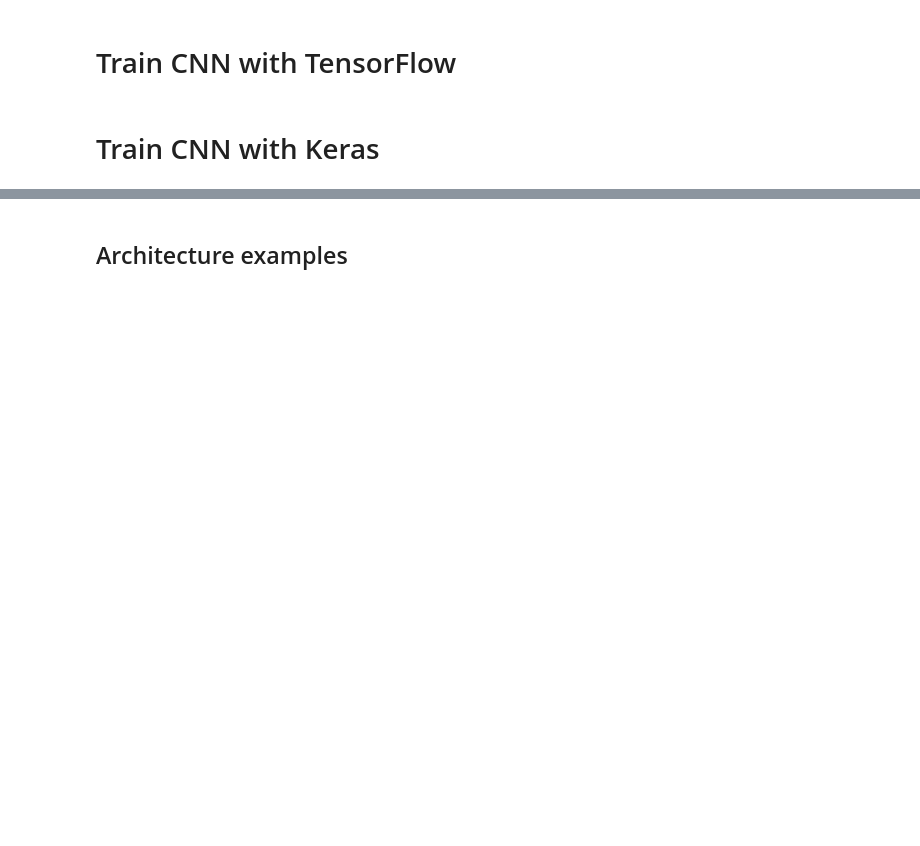
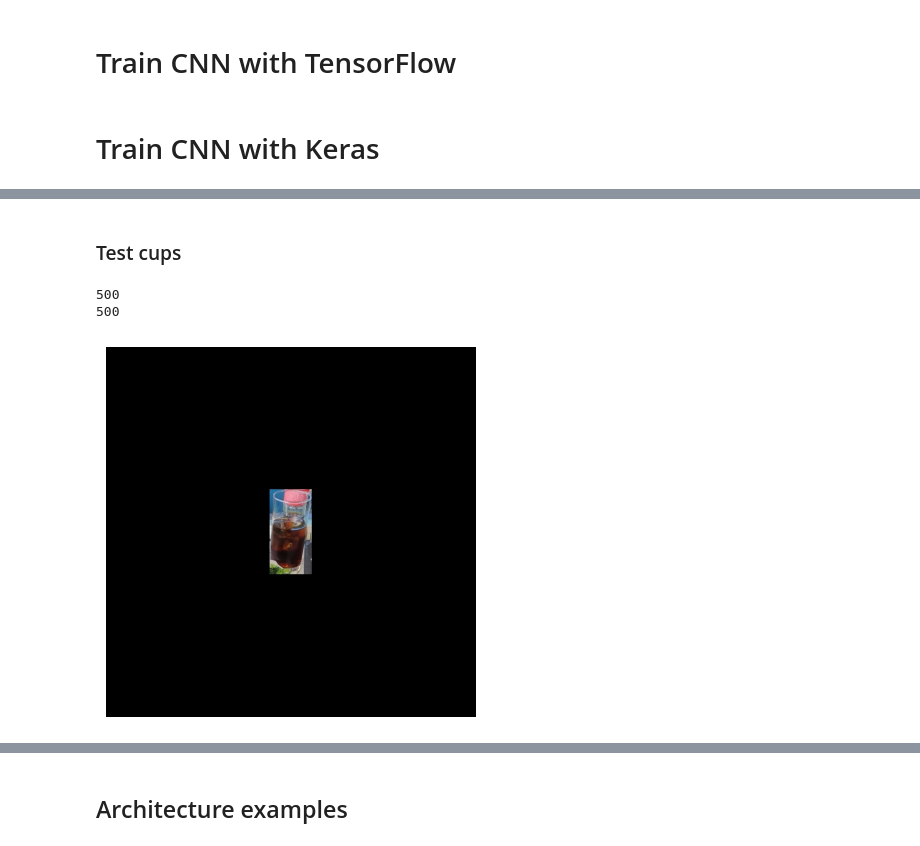
Before and after one commit to NikoletaKocurovaAI/artificial-intelligence, a Jupyter notebook: computer-vision/robot-object-recognition/research/object_classification.ipynb, the cells around one changed output, grey strips where cells are left out. Saved outputs shown, nothing was run; the diff lists cells and outputs as text; code cells hidden in the pictures; blank space fills up the shorter version.

```diff
--- a/computer-vision/robot-object-recognition/research/object_classification.ipynb
+++ b/computer-vision/robot-object-recognition/research/object_classification.ipynb
@@ -11,0 +552,10 @@ import matplotlib.pyplot as plt
+# %% [markdown]
+### Test cups
+# %%
+
+test_cups_images = prepare_images_for_convnet("data/images_with_padding/cup/", test_cups_images_names)
+del test_cups_images_names
+# %% [output]
+500
+500
+[figure, added]
```
Also changed, not shown: parts of 71 cells of this notebook, 1 other file.
